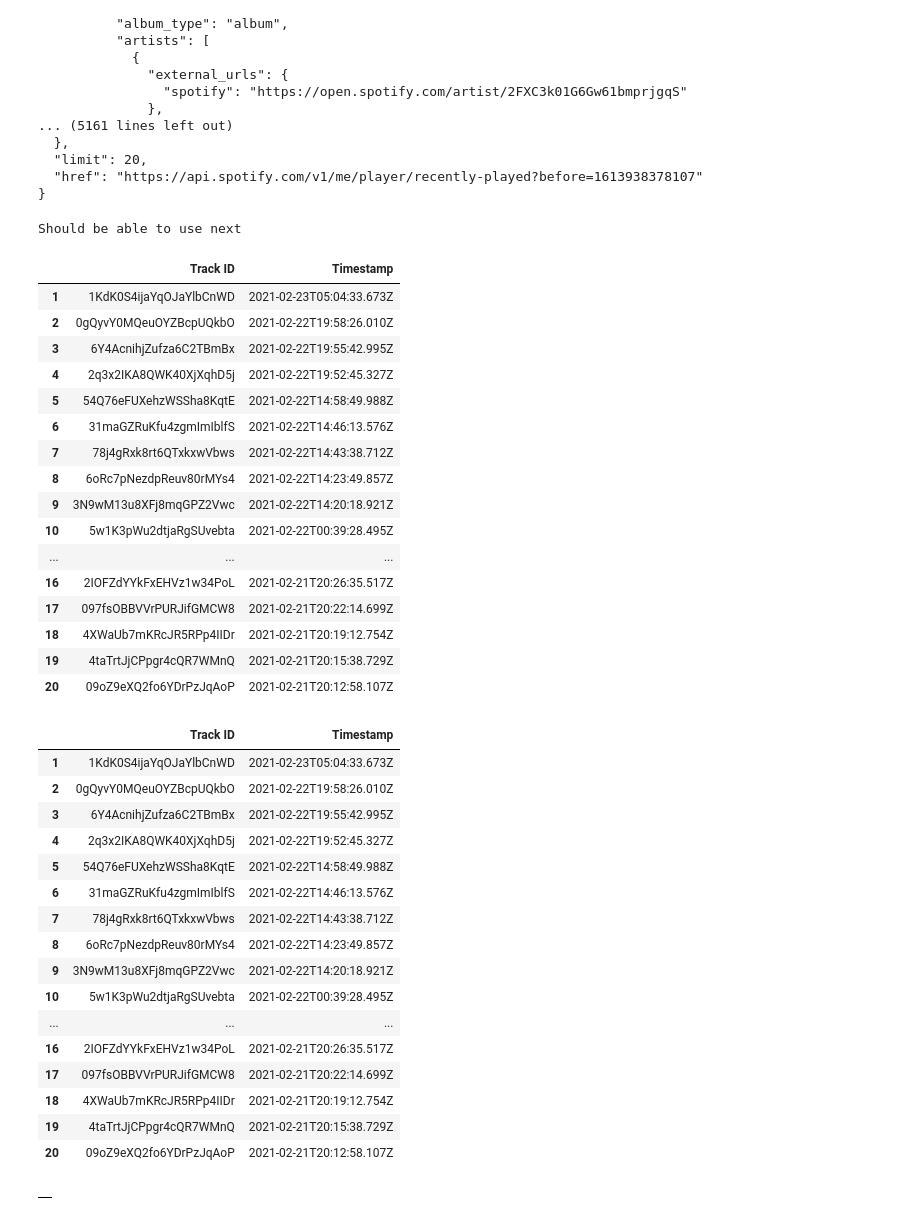
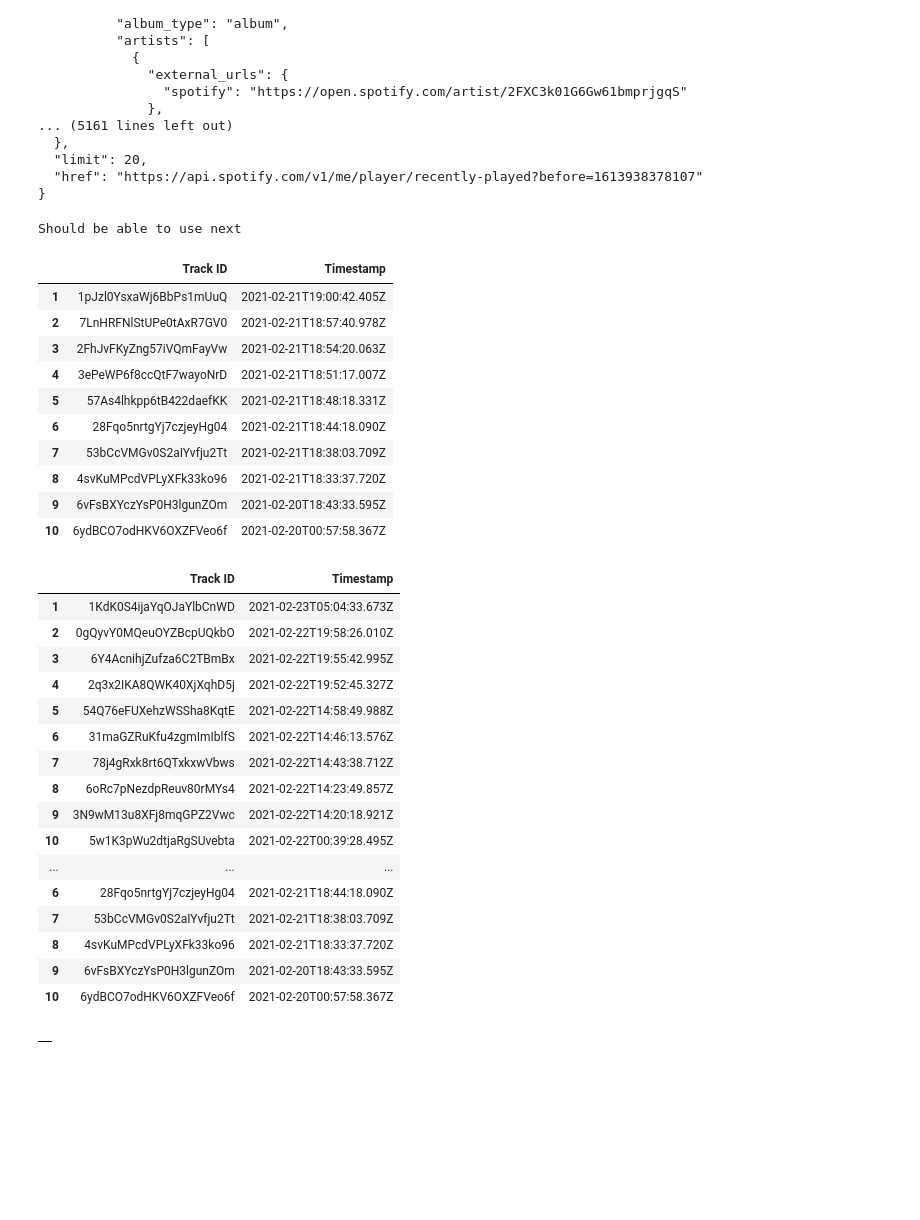
Before and after one commit to patrick-still/music-engine, a Jupyter notebook: archive.ipynb, the cells around one changed output. Saved outputs shown, nothing was run; the diff lists cells and outputs as text; code cells hidden in the pictures; blank space fills up the shorter version.

Commit message:
Fixed an issue where the original request was being used repeatedly

```diff
--- a/archive.ipynb
+++ b/archive.ipynb
@@ -106,51 +106,45 @@ if len(recentlyPlayed.index) < 1:
     nextRequest = converter.convert_json(request)
     newTarget = nextRequest[1]
     newTarget = newTarget[0]
     target = newTarget
 
 else:
     print("Should be able to use next")
     nextRequest = requests.get(target, headers = header).json()
     paths = [{"$.items.track.id":"Track ID"}, {"$.items.played_at":"Timestamp"}]
     converter = jsontable.converter()
     converter.set_paths(paths)
-    trackTable = converter.convert_json(request)
+    trackTable = converter.convert_json(nextRequest)
     trackBatch = pd.DataFrame(data=trackTable)
     trackBatch.columns = ["Track ID", "Timestamp"]
     trackBatch = trackBatch.drop(trackBatch.index[0])
     recentlyPlayed = recentlyPlayed.append(trackBatch)
     lastRun = time.time()
 
     requestPath = [{"$.next":"Next Request"}]
     converter = jsontable.converter()
     converter.set_paths(requestPath)
-    nextRequest = converter.convert_json(request)
+    nextRequest = converter.convert_json(nextRequest)
     newTarget = nextRequest[1]
     newTarget = newTarget[0]
     target = newTarget
     #for index, row in recentlyPlayed.iterrows():
 
 display(trackBatch)
 display(recentlyPlayed)
 # %% [output]
 Should be able to use next
 |  | Track ID | Timestamp |
-| 1 | 1KdK0S4ijaYqOJaYlbCnWD | 2021-02-23T05:04:33.673Z |
-| 2 | 0gQyvY0MQeuOYZBcpUQkbO | 2021-02-22T19:58:26.010Z |
-| 3 | 6Y4AcnihjZufza6C2TBmBx | 2021-02-22T19:55:42.995Z |
-| 4 | 2q3x2IKA8QWK40XjXqhD5j | 2021-02-22T19:52:45.327Z |
-| 5 | 54Q76eFUXehzWSSha8KqtE | 2021-02-22T14:58:49.988Z |
-| 6 | 31maGZRuKfu4zgmImIblfS | 2021-02-22T14:46:13.576Z |
-| 7 | 78j4gRxk8rt6QTxkxwVbws | 2021-02-22T14:43:38.712Z |
-| 8 | 6oRc7pNezdpReuv80rMYs4 | 2021-02-22T14:23:49.857Z |
-| 9 | 3N9wM13u8XFj8mqGPZ2Vwc | 2021-02-22T14:20:18.921Z |
-| 10 | 5w1K3pWu2dtjaRgSUvebta | 2021-02-22T00:39:28.495Z |
-| ... | ... | ... |
-| 16 | 2IOFZdYYkFxEHVz1w34PoL | 2021-02-21T20:26:35.517Z |
-| 17 | 097fsOBBVVrPURJifGMCW8 | 2021-02-21T20:22:14.699Z |
-| 18 | 4XWaUb7mKRcJR5RPp4IIDr | 2021-02-21T20:19:12.754Z |
-| 19 | 4taTrtJjCPpgr4cQR7WMnQ | 2021-02-21T20:15:38.729Z |
-| 20 | 09oZ9eXQ2fo6YDrPzJqAoP | 2021-02-21T20:12:58.107Z |
+| 1 | 1pJzl0YsxaWj6BbPs1mUuQ | 2021-02-21T19:00:42.405Z |
+| 2 | 7LnHRFNlStUPe0tAxR7GV0 | 2021-02-21T18:57:40.978Z |
+| 3 | 2FhJvFKyZng57iVQmFayVw | 2021-02-21T18:54:20.063Z |
+| 4 | 3ePeWP6f8ccQtF7wayoNrD | 2021-02-21T18:51:17.007Z |
+| 5 | 57As4lhkpp6tB422daefKK | 2021-02-21T18:48:18.331Z |
+| 6 | 28Fqo5nrtgYj7czjeyHg04 | 2021-02-21T18:44:18.090Z |
+| 7 | 53bCcVMGv0S2aIYvfju2Tt | 2021-02-21T18:38:03.709Z |
+| 8 | 4svKuMPcdVPLyXFk33ko96 | 2021-02-21T18:33:37.720Z |
+| 9 | 6vFsBXYczYsP0H3lgunZOm | 2021-02-20T18:43:33.595Z |
+| 10 | 6ydBCO7odHKV6OXZFVeo6f | 2021-02-20T00:57:58.367Z |
 |  | Track ID | Timestamp |
 | 1 | 1KdK0S4ijaYqOJaYlbCnWD | 2021-02-23T05:04:33.673Z |
 | 2 | 0gQyvY0MQeuOYZBcpUQkbO | 2021-02-22T19:58:26.010Z |
@@ -163,11 +157,11 @@ Should be able to use next
 | 9 | 3N9wM13u8XFj8mqGPZ2Vwc | 2021-02-22T14:20:18.921Z |
 | 10 | 5w1K3pWu2dtjaRgSUvebta | 2021-02-22T00:39:28.495Z |
 | ... | ... | ... |
-| 16 | 2IOFZdYYkFxEHVz1w34PoL | 2021-02-21T20:26:35.517Z |
-| 17 | 097fsOBBVVrPURJifGMCW8 | 2021-02-21T20:22:14.699Z |
-| 18 | 4XWaUb7mKRcJR5RPp4IIDr | 2021-02-21T20:19:12.754Z |
-| 19 | 4taTrtJjCPpgr4cQR7WMnQ | 2021-02-21T20:15:38.729Z |
-| 20 | 09oZ9eXQ2fo6YDrPzJqAoP | 2021-02-21T20:12:58.107Z |
+| 6 | 28Fqo5nrtgYj7czjeyHg04 | 2021-02-21T18:44:18.090Z |
+| 7 | 53bCcVMGv0S2aIYvfju2Tt | 2021-02-21T18:38:03.709Z |
+| 8 | 4svKuMPcdVPLyXFk33ko96 | 2021-02-21T18:33:37.720Z |
+| 9 | 6vFsBXYczYsP0H3lgunZOm | 2021-02-20T18:43:33.595Z |
+| 10 | 6ydBCO7odHKV6OXZFVeo6f | 2021-02-20T00:57:58.367Z |
 # %%
 pd.set_option("display.max_rows", None)
 display(recentlyPlayed)
```
